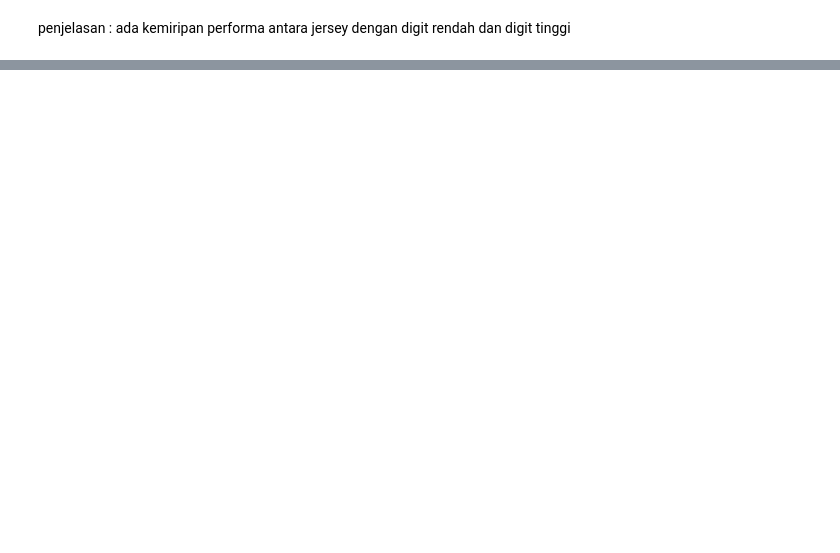
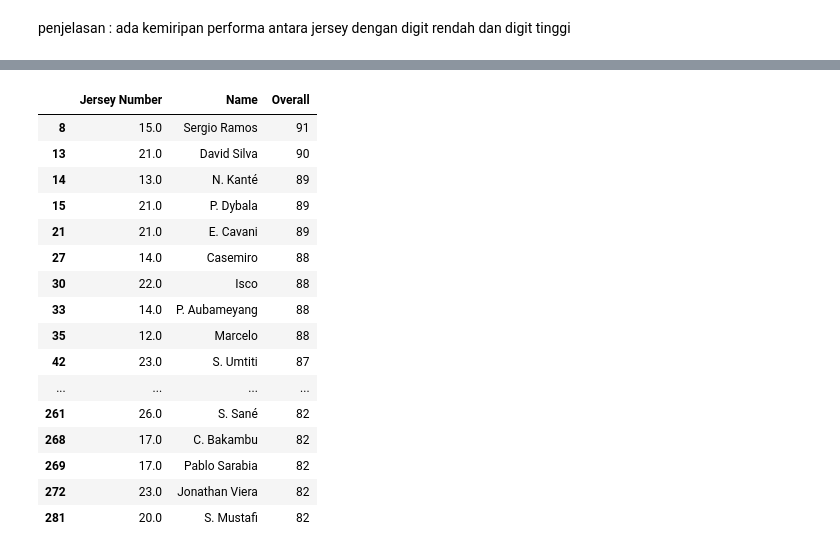
Before and after one commit to achmadwildan1888/Project-akhir-Data-analysis-and-machine-learning-model, a Jupyter notebook: machine learning model(K means)-checkpoint.ipynb, the cells around one changed output, grey strips where cells are left out. Cells and saved outputs as stored; diff of their text form; code cells hidden in the pictures; blank space fills up the shorter version.

```diff
--- a/machine learning model(K means)-checkpoint.ipynb
+++ b/machine learning model(K means)-checkpoint.ipynb
@@ -243,0 +290,20 @@ penjelasan : ada kemiripan performa antara jersey dengan digit rendah dan digit
+# %%
+cluster0[['Jersey Number','Name','Overall']].head(100)
+# %% [output]
+|  | Jersey Number | Name | Overall |
+| 8 | 15.0 | Sergio Ramos | 91 |
+| 13 | 21.0 | David Silva | 90 |
+| 14 | 13.0 | N. Kanté | 89 |
+| 15 | 21.0 | P. Dybala | 89 |
+| 21 | 21.0 | E. Cavani | 89 |
+| 27 | 14.0 | Casemiro | 88 |
+| 30 | 22.0 | Isco | 88 |
+| 33 | 14.0 | P. Aubameyang | 88 |
+| 35 | 12.0 | Marcelo | 88 |
+| 42 | 23.0 | S. Umtiti | 87 |
+| ... | ... | ... | ... |
+| 261 | 26.0 | S. Sané | 82 |
+| 268 | 17.0 | C. Bakambu | 82 |
+| 269 | 17.0 | Pablo Sarabia | 82 |
+| 272 | 23.0 | Jonathan Viera | 82 |
+| 281 | 20.0 | S. Mustafi | 82 |
```
Also changed, not shown: parts of 17 cells of this notebook.
